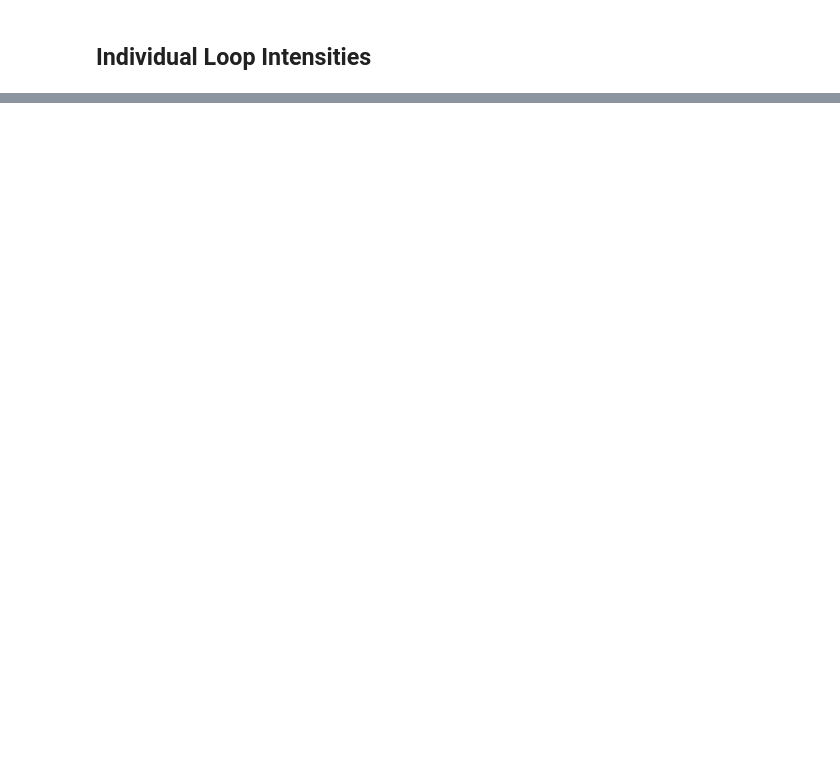
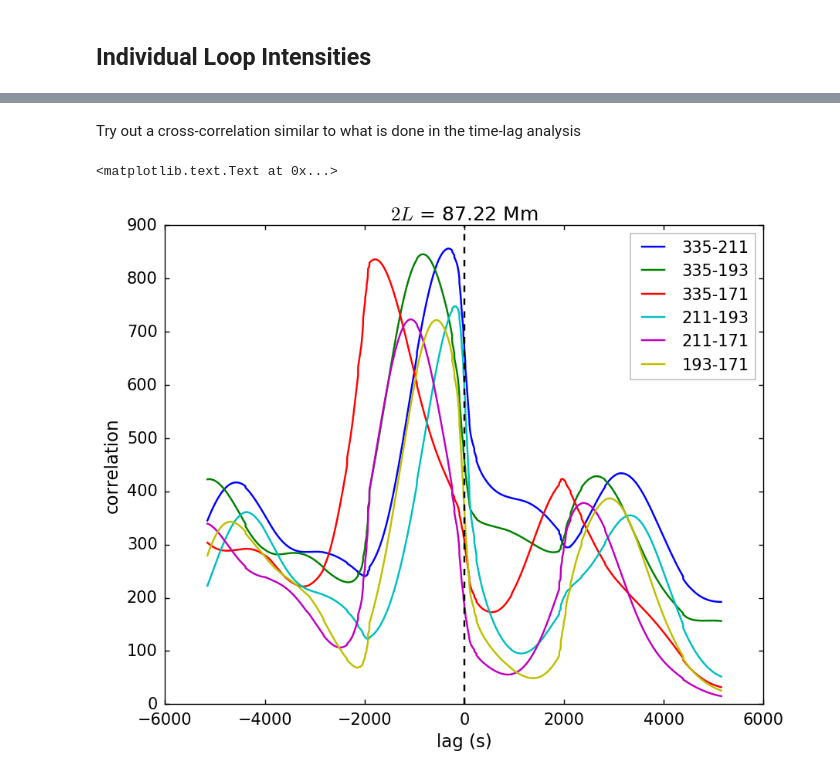
Before and after one commit to wtbarnes/research_notebook, a Jupyter notebook: FieldLineViz/field_line_viz_pipeline_example_simpleAIA.ipynb, the cells around one changed output, grey strips where cells are left out. Cells and saved outputs as stored; diff of their text form; code cells hidden in the pictures; blank space fills up the shorter version.

```diff
--- a/FieldLineViz/field_line_viz_pipeline_example_simpleAIA.ipynb
+++ b/FieldLineViz/field_line_viz_pipeline_example_simpleAIA.ipynb
@@ -224,0 +219,27 @@ ax.legend(loc='best')
+# %% [markdown]
+Try out a cross-correlation similar to what is done in the time-lag analysis
+# %%
+pairs = [(335,211),(335,193),(335,171),(211,193),(211,171),(193,171)]
+pairs = pairs #+ [(p[1],p[0]) for p in pairs]
+data = []
+for p in pairs:
+    int1 = loop_counts['{}'.format(p[0])][:,0]*test_loop.full_length/2.0
+    int2 = loop_counts['{}'.format(p[1])][:,0]*test_loop.full_length/2.0
+    lag_indices,cor,_,_ = plt.xcorr((int1/np.max(int1)),(int2/np.max(int2)),normed=False,
+                                    usevlines=False,maxlags=3000)
+    plt.close()
+    lag = np.array([-test_loop.time[-li].value if li<0 else test_loop.time[li].value for li in lag_indices])*test_loop.time.unit
+    data.append({'lags':lag,'cor':cor})
+fig = plt.figure(figsize=(10,8))
+ax = fig.gca()
+for p,d in zip(pairs,data):
+    ax.plot(d['lags'],d['cor'],label=r'{}-{}'.format(p[0],p[1]))
+#ax.set_xlim([-2500,2500])
+ax.axvline(x=0.0,color='k',linestyle='--')
+ax.set_title(r'$2L$ = {L:2.2f}'.format(L=test_loop.full_length.to(u.Mm),Lu=u.Mm))
+ax.legend(loc='best')
+ax.set_xlabel(r'lag ({})'.format(lag.unit))
+ax.set_ylabel(r'correlation')
+# %% [output]
+<matplotlib.text.Text at 0x...>
+[figure, added]
```
Also changed, not shown: parts of 8 cells of this notebook, 23 other files.
